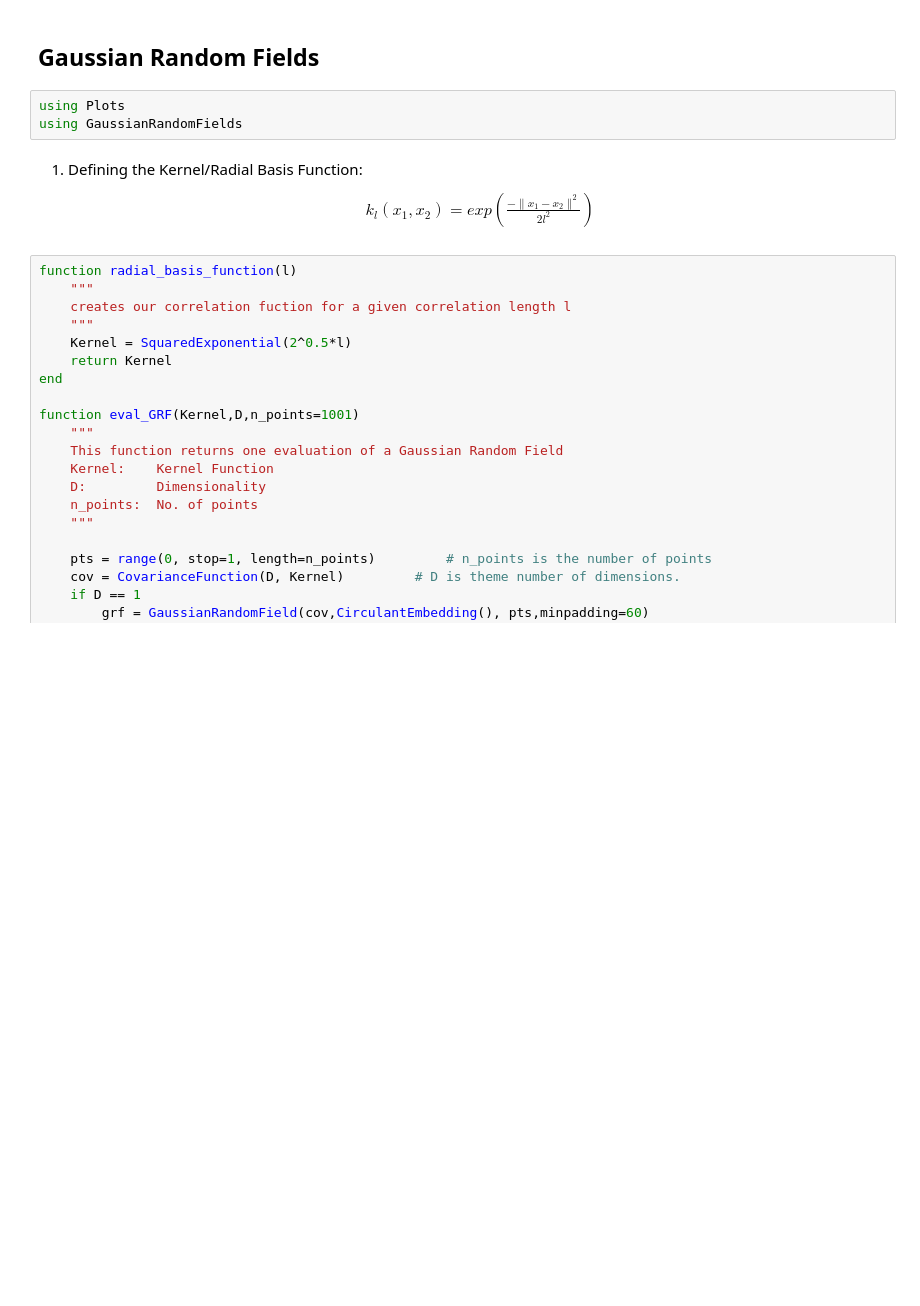
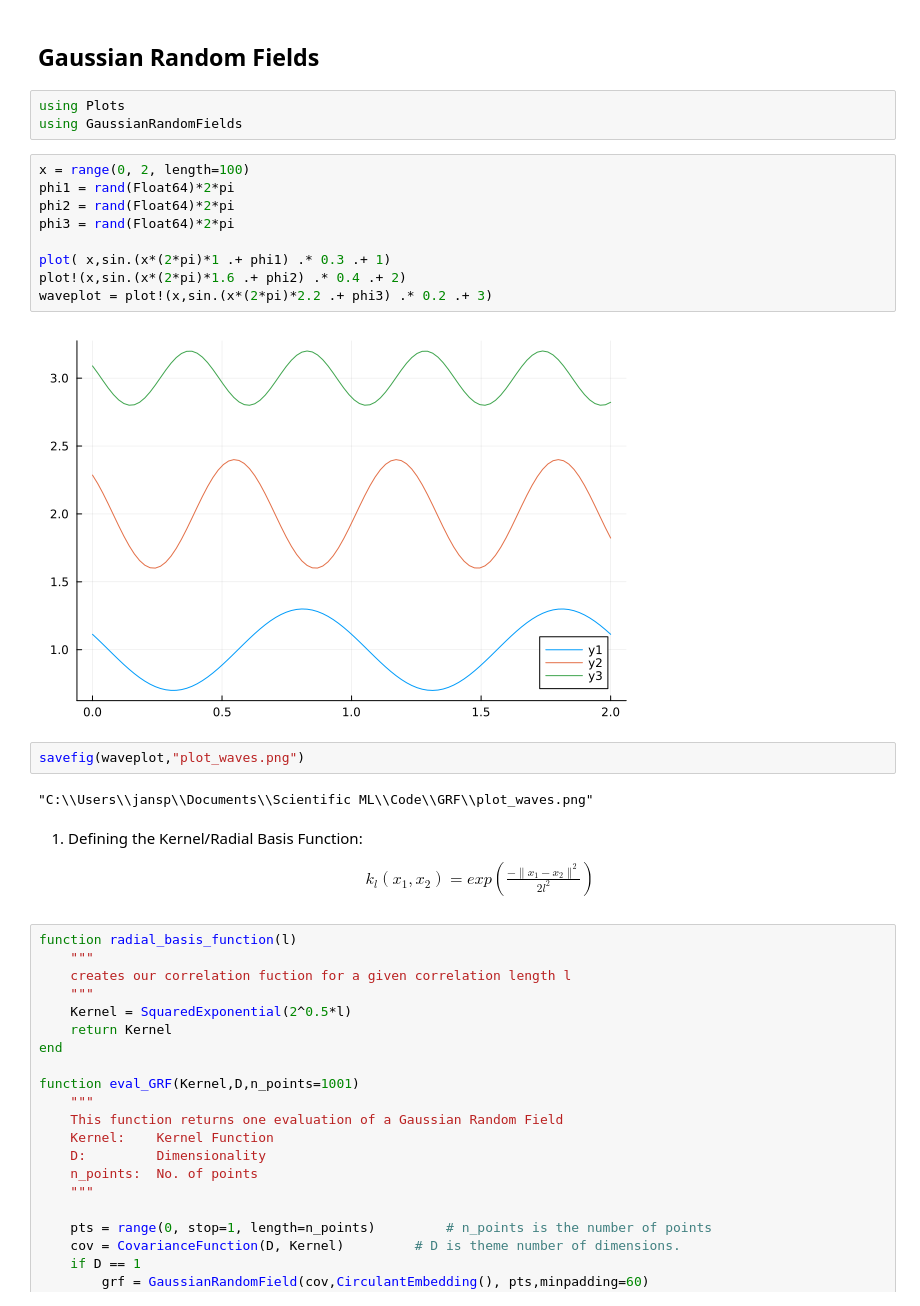
Before and after one commit to jan-spr/DeepOpLearn, a Jupyter notebook: GRFs for DeepONet - Demo.ipynb, the cells around one changed output. Saved outputs shown, nothing was run; the diff lists cells and outputs as text; blank space fills up the shorter version.

```diff
--- a/GRFs for DeepONet - Demo.ipynb
+++ b/GRFs for DeepONet - Demo.ipynb
@@ -3,6 +3,21 @@
 # %%
 using Plots
 using GaussianRandomFields
+# %%
+x = range(0, 2, length=100)
+phi1 = rand(Float64)*2*pi
+phi2 = rand(Float64)*2*pi
+phi3 = rand(Float64)*2*pi
+
+plot( x,sin.(x*(2*pi)*1 .+ phi1) .* 0.3 .+ 1)
+plot!(x,sin.(x*(2*pi)*1.6 .+ phi2) .* 0.4 .+ 2)
+waveplot = plot!(x,sin.(x*(2*pi)*2.2 .+ phi3) .* 0.2 .+ 3)
+# %% [output]
+[figure, added]
+# %%
+savefig(waveplot,"plot_waves.png")
+# %% [output]
+"C:\\Users\\jansp\\Documents\\Scientific ML\\Code\\GRF\\plot_waves.png"
 # %% [markdown]
 1. Defining the Kernel/Radial Basis Function:
 \begin{align}
```
Also changed, not shown: parts of 3 cells of this notebook.
